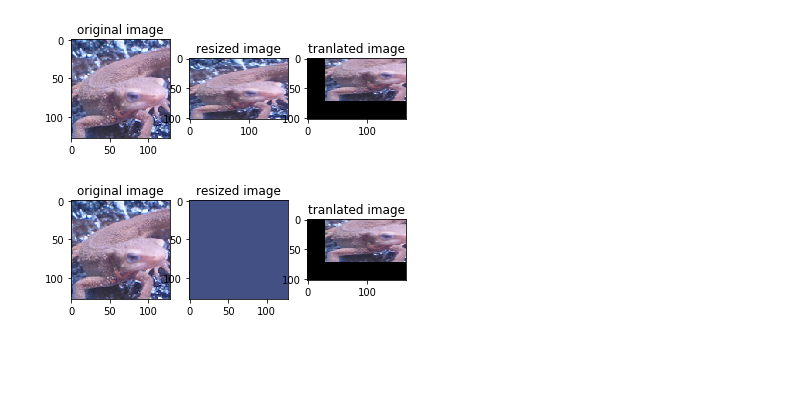
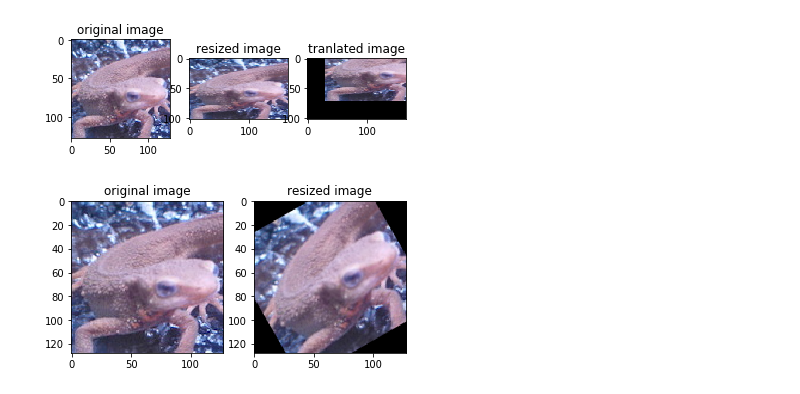
Before and after one commit to SeanCho1996/opencv-100, a Jupyter notebook: Q21-30/Q26-30.ipynb, the cells around one changed output. Drawn from its saved outputs; the diff is of its cells as text; code cells hidden in the pictures; blank space fills up the shorter version.

```diff
--- a/Q21-30/Q26-30.ipynb
+++ b/Q21-30/Q26-30.ipynb
@@ -141,20 +141,18 @@ plt.show()
 [figure]
 # %%
 # Q30
-rotation = cv.getRotationMatrix2D((img_rgb.shape[1]/2, img_rgb.shape[0]/2), 30, 2)
+# 旋转矩阵的构建需要用到getRotationMatrix这个函数， 而不是以上的人为
+rotation = cv.getRotationMatrix2D((img_rgb.shape[1]/2, img_rgb.shape[0]/2), 30, 1)  # 三个参数分别是旋转中心，旋转角度和放大倍数
 img_rotate = cv.warpAffine(img_rgb, rotation, (img_rgb.shape[1], img_rgb.shape[0]))
 # %%
 plt.figure
-plt.subplot(131)
+plt.subplot(121)
 plt.imshow(img_rgb)
 plt.title('original image')
-plt.subplot(132)
+plt.subplot(122)
 plt.imshow(img_rotate)
 plt.title('resized image')
-plt.subplot(133)
-plt.imshow(img_resize_trans)
-plt.title('tranlated image')
 
 plt.show()
 # %% [output]
-[figure, old version]
+[figure, new version]
```
